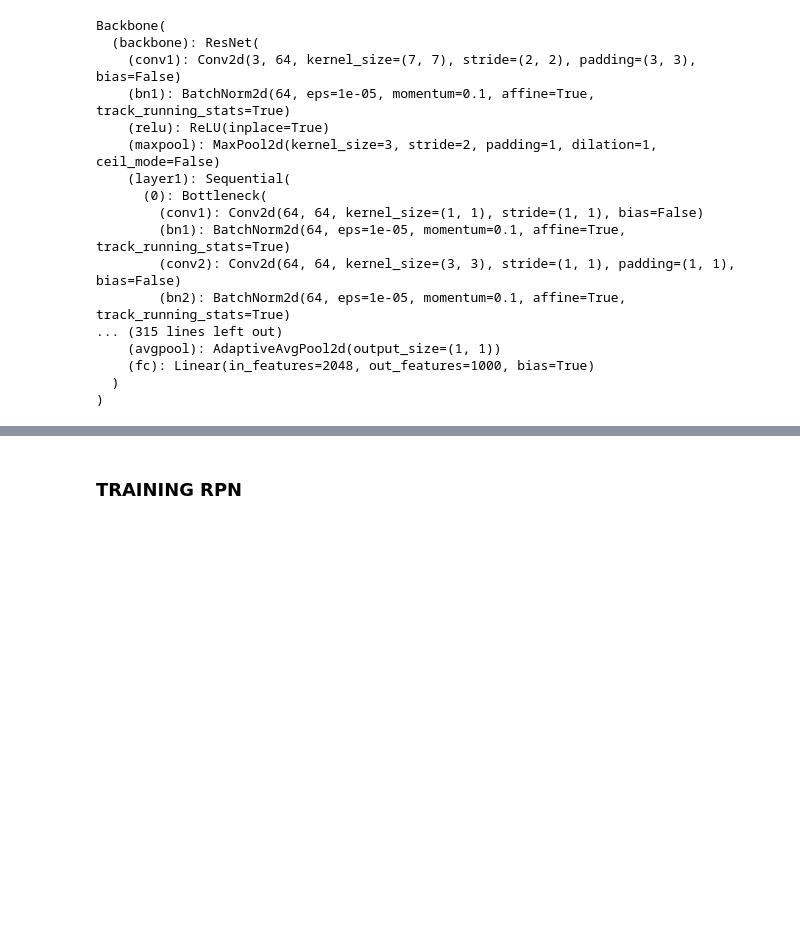
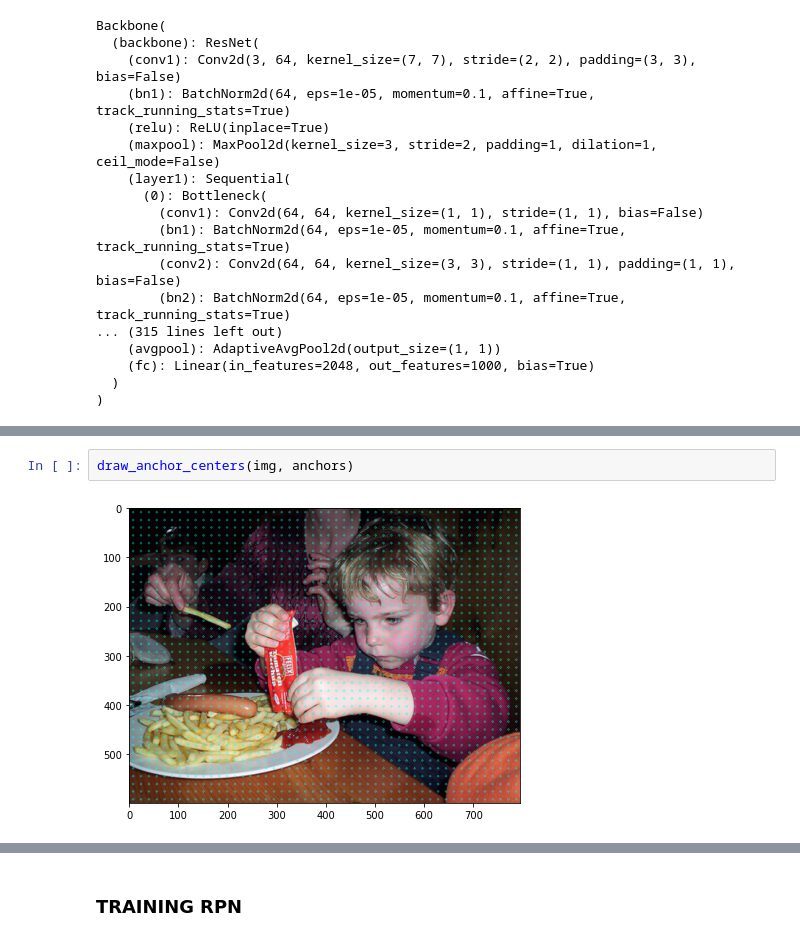
Before and after one commit to lumliolum/objectdetection, a Jupyter notebook: Faster RCNN try.ipynb, the cells around one changed output, grey strips where cells are left out. Drawn from its saved outputs; the diff is of its cells as text; blank space fills up the shorter version.

```diff
--- a/Faster RCNN try.ipynb
+++ b/Faster RCNN try.ipynb
@@ -467 +512,5 @@ array([[ -24,  -24,   40,   40],
+# %%
+draw_anchor_centers(img, anchors)
+# %% [output]
+[figure, new version]
 # %%
```
Also changed, not shown: parts of 31 cells of this notebook.
